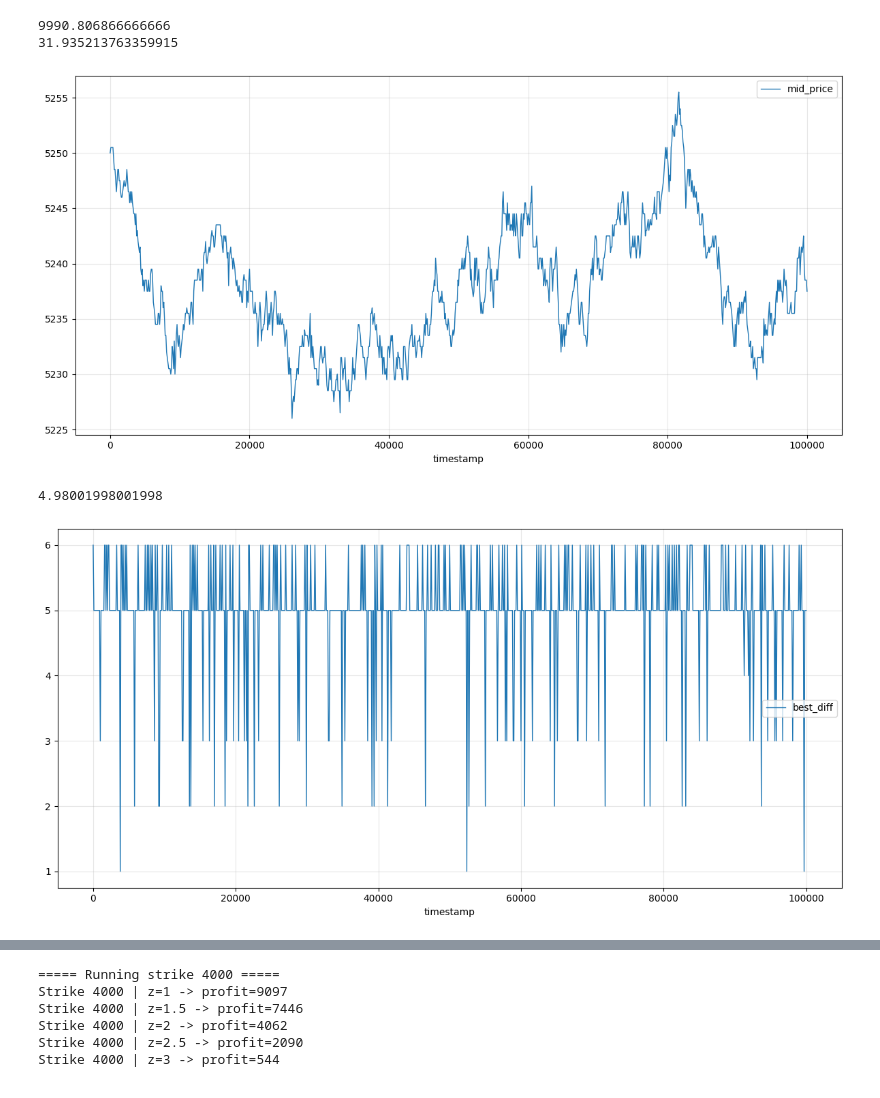
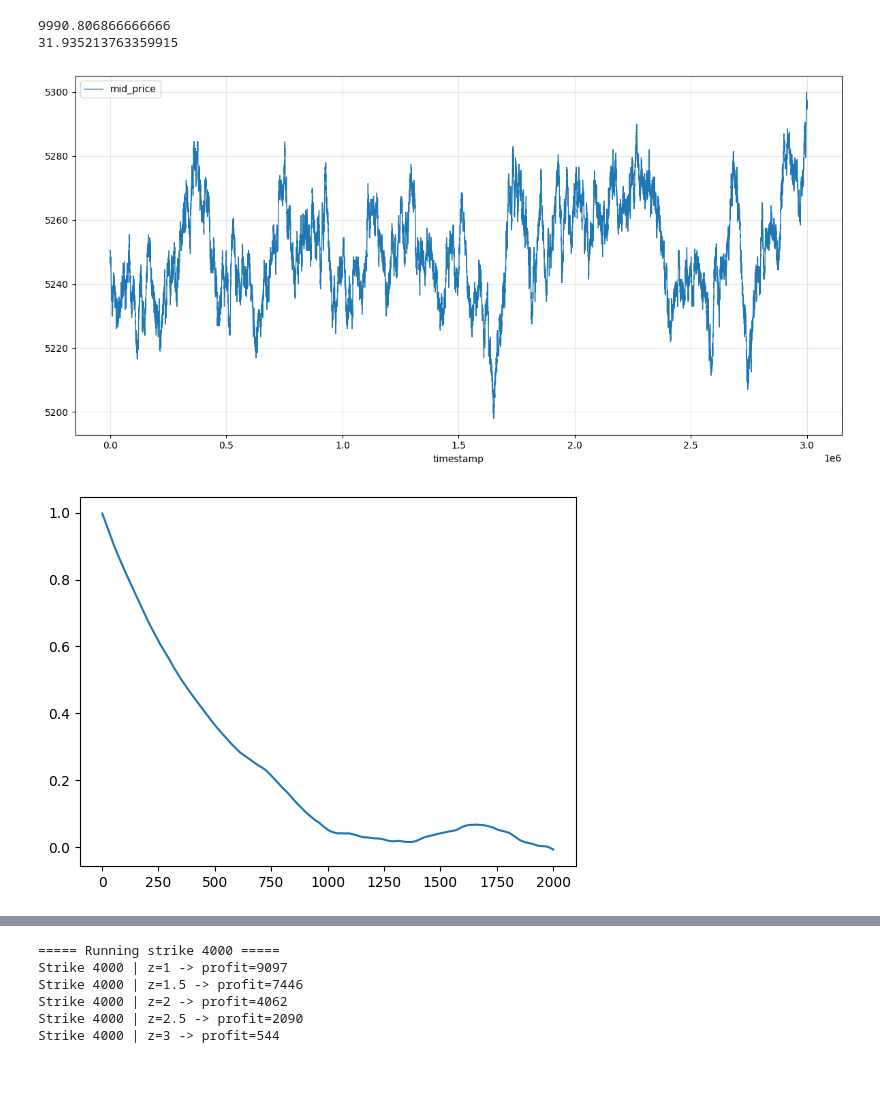
Before and after one commit to ishaanthenerd/IMC-Prosperity-4, a Jupyter notebook: algo_exploration/R3_ig.ipynb, the cells around one changed output, grey strips where cells are left out. Cells and saved outputs as stored; diff of their text form; code cells hidden in the pictures.

```diff
--- a/algo_exploration/R3_ig.ipynb
+++ b/algo_exploration/R3_ig.ipynb
@@ -25,21 +25,21 @@ print(df["mid_price"].std())
 # %%
 PRODUCT = "VELVETFRUIT_EXTRACT"
 LOW = 0e6
-HIGH = 0.1e6
+HIGH = 3e6
 
 df = extract_data(3, 120000)
 df = df[df["product"] == PRODUCT]
 df = df[(df['bid_price_1'].notna()) & (df['ask_price_1'].notna())]
 df = df[(df["timestamp"] >= LOW) & (df["timestamp"] <= HIGH)]
 plot_mid_price(df)
+plot_autocorrelation(df, 2000)
 
-df["best_diff"] = df["best_ask"] - df["best_bid"]
-print(df["best_diff"].mean())
-plot_against_timestamp(df, ["best_diff"])
+# df["best_diff"] = df["best_ask"] - df["best_bid"]
+# print(df["best_diff"].mean())
+# plot_against_timestamp(df, ["best_diff"])
 # %% [output]
-[figure, old version]
+[figure, new version]
-4.98001998001998
-[figure, old version]
+[figure, new version]
 # %%
 import pandas as pd
 import numpy as np
```
Also changed, not shown: parts of 1 cell of this notebook, 2 other files.
